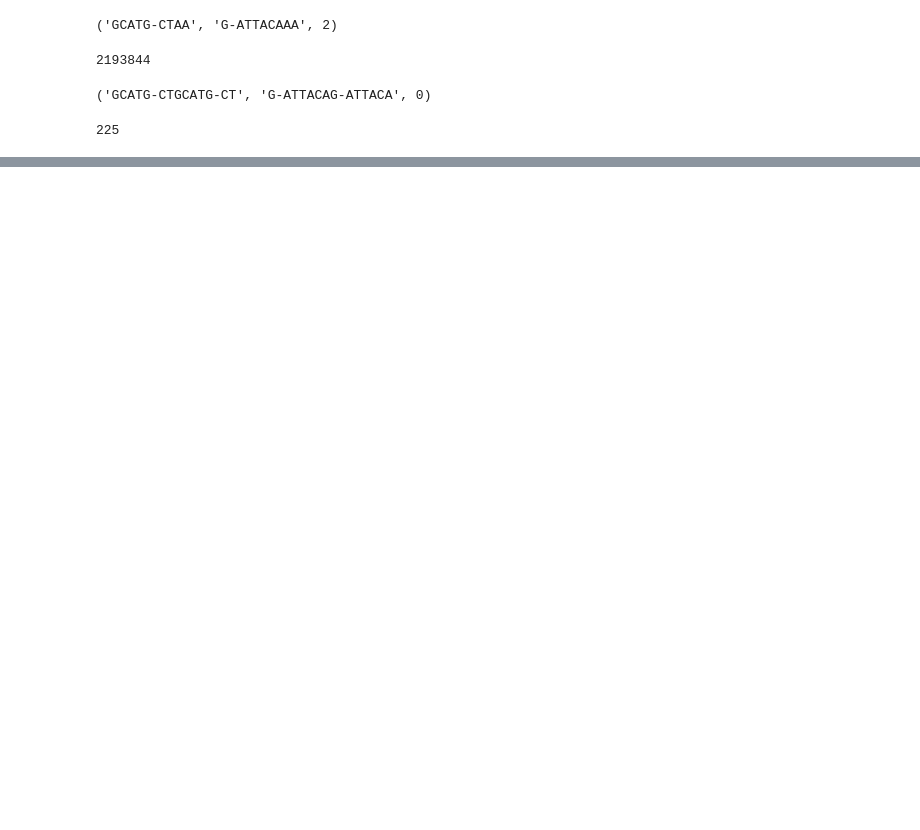
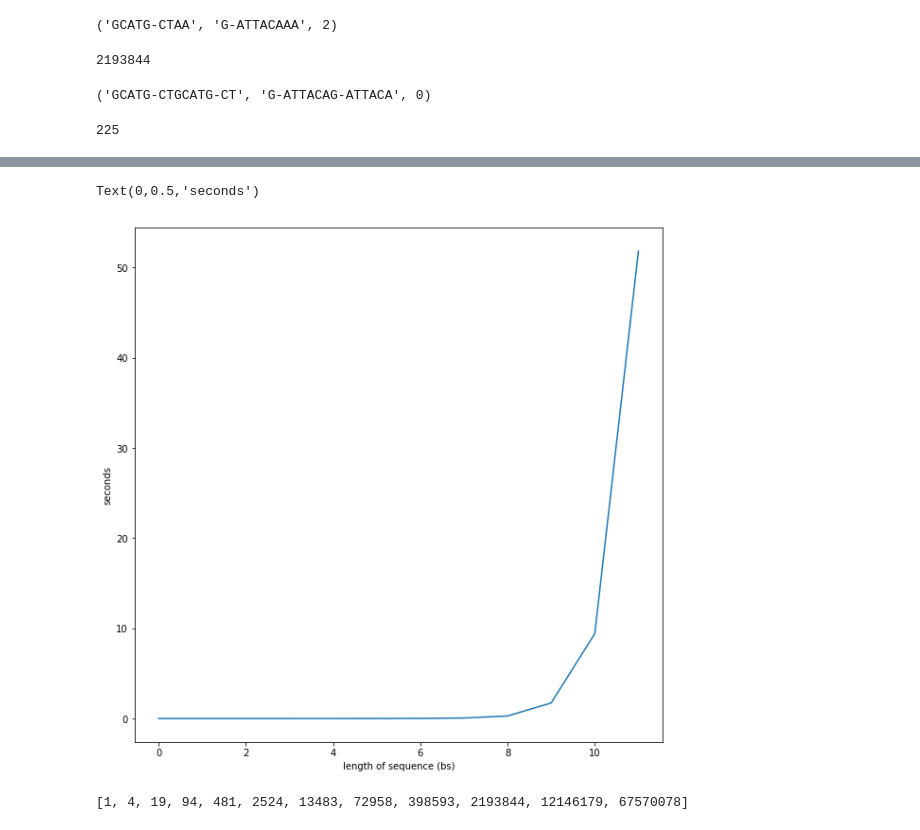
Before and after one commit to picrin/science_of_alignment, a Jupyter notebook: Needleman-Wunsch.ipynb, the cells around one changed output, grey strips where cells are left out. Drawn from its saved outputs; the diff is of its cells as text; code cells hidden in the pictures; blank space fills up the shorter version.

```diff
--- a/Needleman-Wunsch.ipynb
+++ b/Needleman-Wunsch.ipynb
@@ -1,3 +1,6 @@
+# %%
+import matplotlib.pyplot as plt
+plt.rcParams['figure.figsize'] = [10, 10]
 # %%
 gap_score = -1
 match_score = +1
@@ -131,3 +134,13 @@ align_fast("GCATGCTGCATGCT", "GATTACAGATTACA")
 call_counter
 # %% [output]
 225
+# %%
+def prepare_plot(p):
+    result1 = []
+    result2 = []
+    a = "GCATGCT"
+    b = "GATTACA"
+    for i in range(p):
+        result1.append(a[i%len(a)])
+        result2.append(b[i%len(b)])
+    return "".join(result1), "".join(result2)
@@ -133,0 +149,13 @@ call_counter
+# %%
+time1 = []
+call_count1 = []
+import gc
+for seq1, seq2 in [prepare_plot(i) for i in range(12)]:
+    print(seq1, seq2)
+    gc.collect()
+    start = time.time()
+    call_counter = 0
+    align(seq1, seq2)
+    stop = time.time()
+    time1.append(stop - start)
+    call_count1.append(call_counter)
@@ -133,0 +175,11 @@ call_counter
+# %%
+plt.plot(time1)
+plt.xlabel("length of sequence (bs)")
+plt.ylabel("seconds")
+# %% [output]
+Text(0,0.5,'seconds')
+[figure, added]
+# %%
+call_count1
+# %% [output]
+[1, 4, 19, 94, 481, 2524, 13483, 72958, 398593, 2193844, 12146179, 67570078]
```
Also changed, not shown: parts of 6 cells of this notebook, 1 other file.
